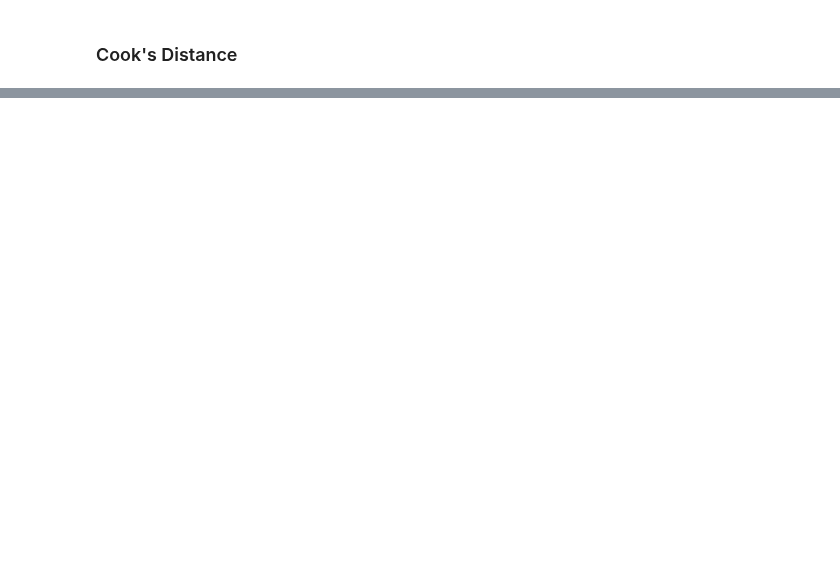
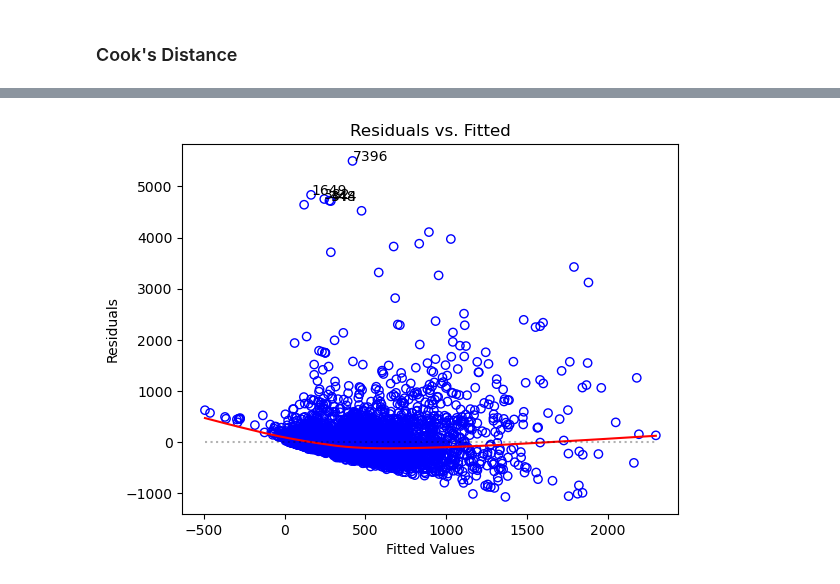
Before and after one commit to nlee98/ADS-599_Capstone_Project, a Jupyter notebook: Code Library/3_Modeling.ipynb, the cells around one changed output, grey strips where cells are left out. Saved outputs shown, nothing was run; the diff lists cells and outputs as text; code cells hidden in the pictures; blank space fills up the shorter version.

Commit message:
Regularized models and results 7.27

```diff
--- a/Code Library/3_Modeling.ipynb
+++ b/Code Library/3_Modeling.ipynb
@@ -396,0 +343,15 @@ cook_d_plot(fitted_reg=room_back_reg_fin)
+# %%
+# Combine the dataframe back into one for the model
+house_train = pd.concat([house_train_X, house_train_y], axis = 1)
+
+# Get string of columns for formula
+cols = list(house_train_X.columns)
+cols_str = " + ".join(cols)
+cols_str = str(cols_str)
+
+# Fit the model
+house_reg = smf.ols(formula= 'price ~' + cols_str,
+                            data = house_train).fit()
+
+# Model summary
+print(house_reg.summary())
@@ -396,0 +376,4 @@ cook_d_plot(fitted_reg=room_back_reg_fin)
+# %%
+resid_v_fitted_plot(fitted_reg= house_reg)
+# %% [output]
+[figure, added]
```
Also changed, not shown: parts of 50 cells of this notebook, 2 other files.
